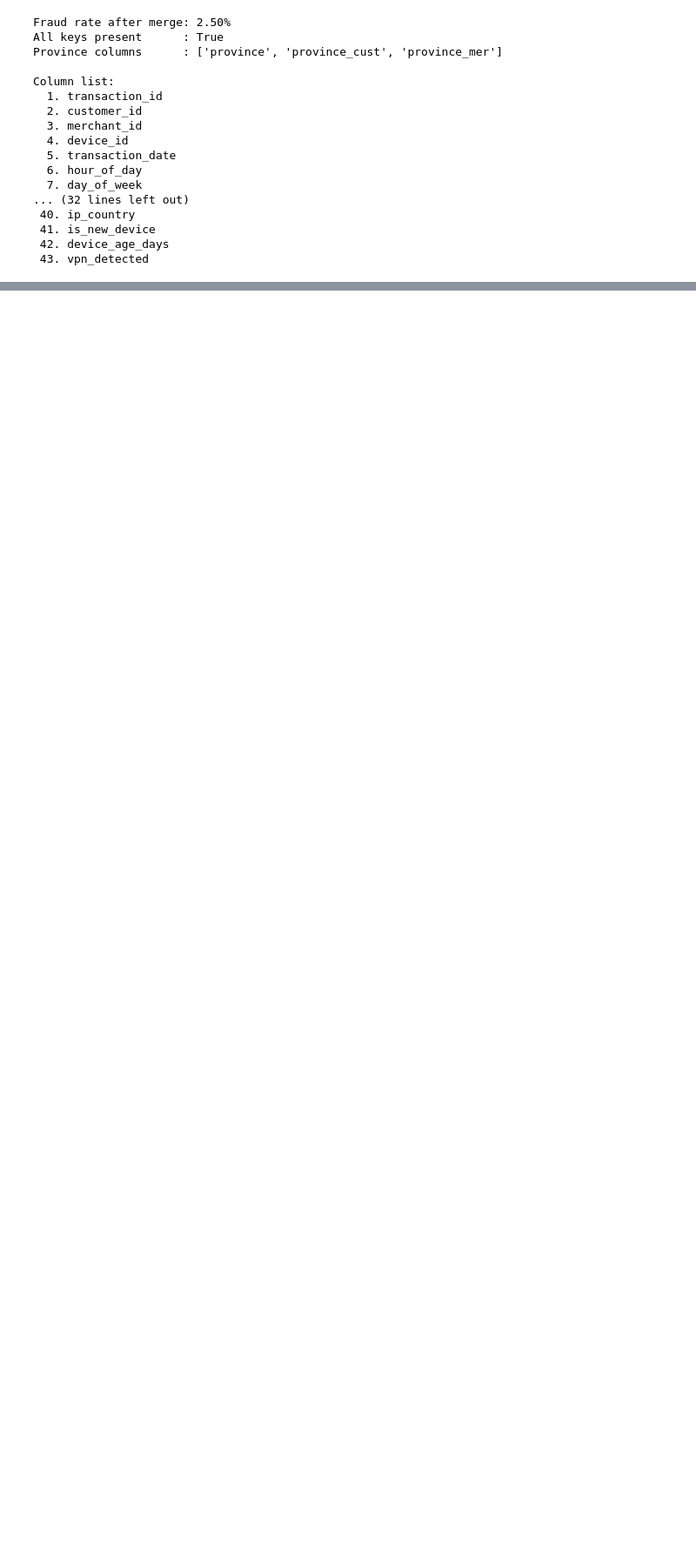
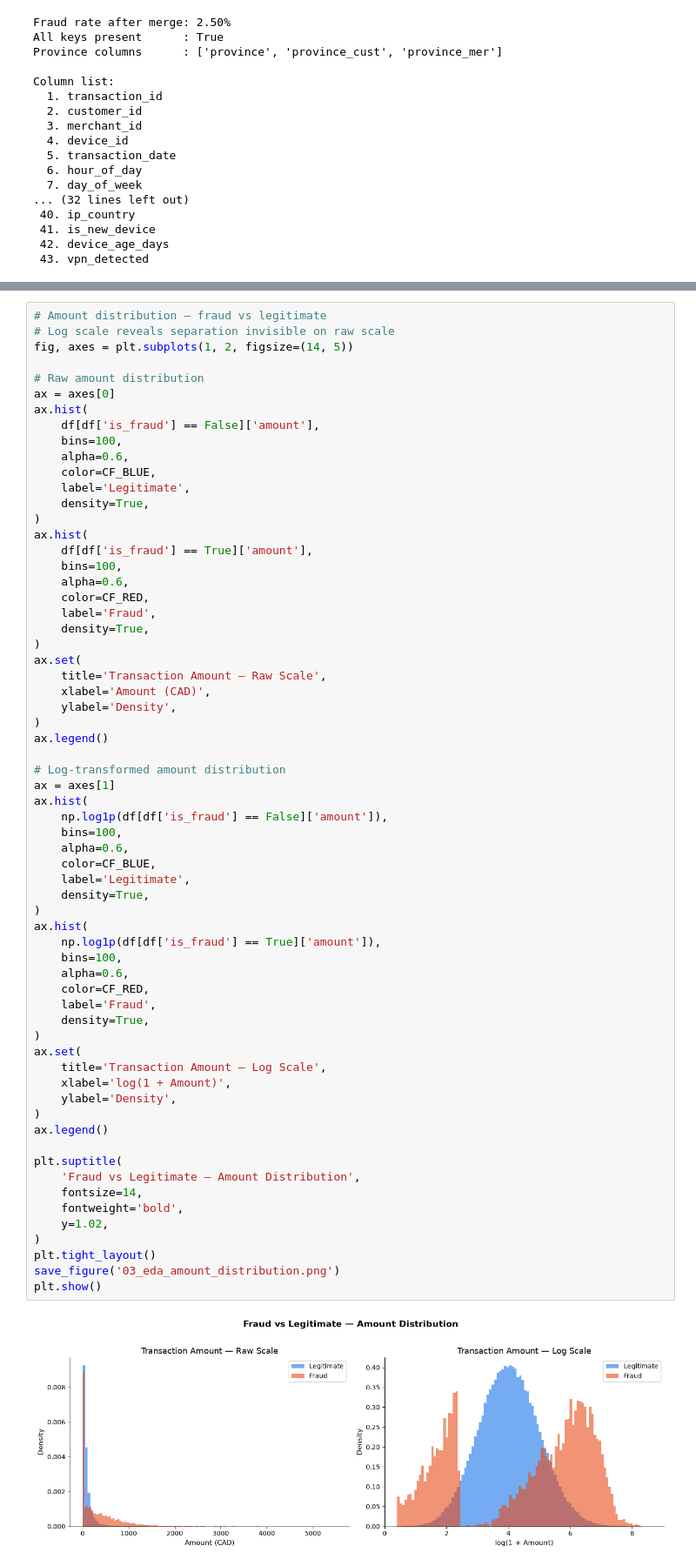
Before and after one commit to Armstrong-Godoy-Jr/clearflow-fraud-detection, a Jupyter notebook: notebooks/fraud_detection.ipynb, the cells around one changed output, grey strips where cells are left out. Shown at 87% size. Saved outputs shown, nothing was run; the diff lists cells and outputs as text; blank space fills up the shorter version.

```diff
--- a/notebooks/fraud_detection.ipynb
+++ b/notebooks/fraud_detection.ipynb
@@ -331,0 +471,66 @@ Column list:
+# %%
+# Amount distribution — fraud vs legitimate
+# Log scale reveals separation invisible on raw scale
+fig, axes = plt.subplots(1, 2, figsize=(14, 5))
+
+# Raw amount distribution
+ax = axes[0]
+ax.hist(
+    df[df['is_fraud'] == False]['amount'],
+    bins=100,
+    alpha=0.6,
+    color=CF_BLUE,
+    label='Legitimate',
+    density=True,
+)
+ax.hist(
+    df[df['is_fraud'] == True]['amount'],
+    bins=100,
+    alpha=0.6,
+    color=CF_RED,
+    label='Fraud',
+    density=True,
+)
+ax.set(
+    title='Transaction Amount — Raw Scale',
+    xlabel='Amount (CAD)',
+    ylabel='Density',
+)
+ax.legend()
+
+# Log-transformed amount distribution
+ax = axes[1]
+ax.hist(
+    np.log1p(df[df['is_fraud'] == False]['amount']),
+    bins=100,
+    alpha=0.6,
+    color=CF_BLUE,
+    label='Legitimate',
+    density=True,
+)
+ax.hist(
+    np.log1p(df[df['is_fraud'] == True]['amount']),
+    bins=100,
+    alpha=0.6,
+    color=CF_RED,
+    label='Fraud',
+    density=True,
+)
+ax.set(
+    title='Transaction Amount — Log Scale',
+    xlabel='log(1 + Amount)',
+    ylabel='Density',
+)
+ax.legend()
+
+plt.suptitle(
+    'Fraud vs Legitimate — Amount Distribution',
+    fontsize=14,
+    fontweight='bold',
+    y=1.02,
+)
+plt.tight_layout()
+save_figure('03_eda_amount_distribution.png')
+plt.show()
+# %% [output]
+[figure, added]
```
Also changed, not shown: parts of 15 cells of this notebook.
